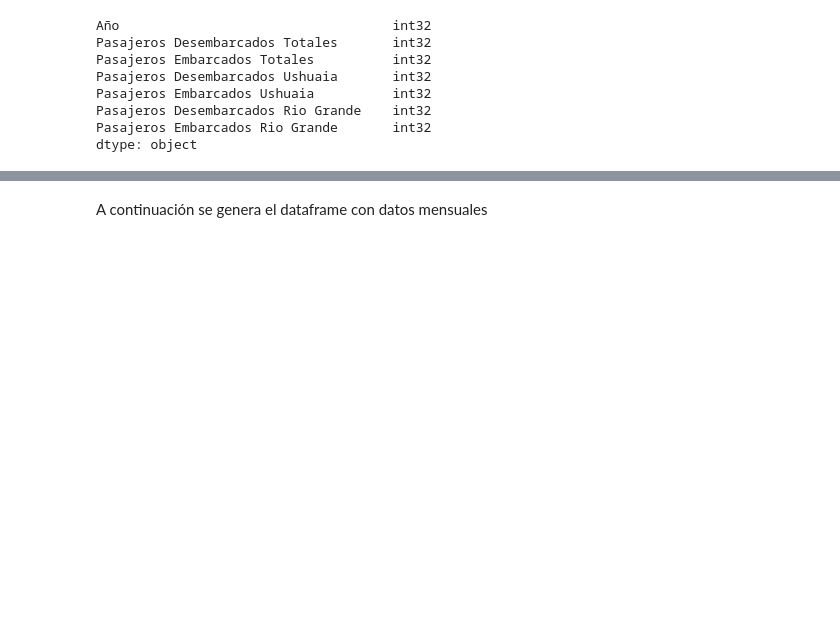
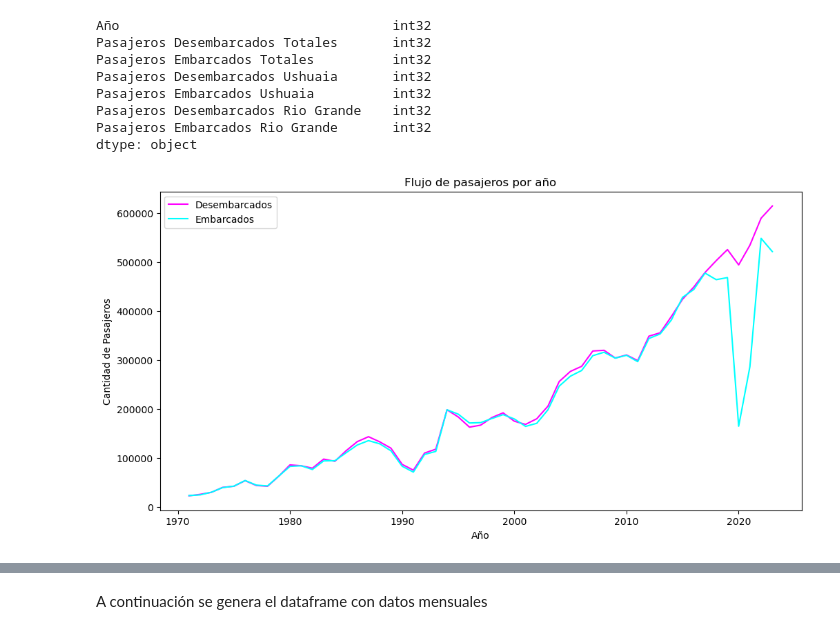
Before and after one commit to pablocarmueda/Modelo-Flujo-de-Pasajeros-Aeropuerto, a Jupyter notebook: notebooks/Modelo_Flujo_Pasajeros.ipynb, the cells around one changed output, grey strips where cells are left out. Saved outputs shown, nothing was run; the diff lists cells and outputs as text; code cells hidden in the pictures; blank space fills up the shorter version.

```diff
--- a/notebooks/Modelo_Flujo_Pasajeros.ipynb
+++ b/notebooks/Modelo_Flujo_Pasajeros.ipynb
@@ -190,3 +191,15 @@ Pasajeros Embarcados Ushuaia          int32
 Pasajeros Desembarcados Rio Grande    int32
 Pasajeros Embarcados Rio Grande       int32
 dtype: object
+# %%
+#Grafica de flujo de pasajeros por año
+plt.figure(figsize=(12, 6))
+plt.plot(totales_año["Año"], totales_año["Pasajeros Embarcados Ushuaia"], label="Desembarcados", color='Magenta')
+plt.plot(totales_año["Año"], totales_año["Pasajeros Embarcados Totales"], label="Embarcados", color='cyan')
+plt.xlabel("Año")
+plt.ylabel("Cantidad de Pasajeros")
+plt.title("Flujo de pasajeros por año")
+plt.legend()
+plt.show()
+# %% [output]
+[figure, added]
```
Also changed, not shown: parts of 18 cells of this notebook.
